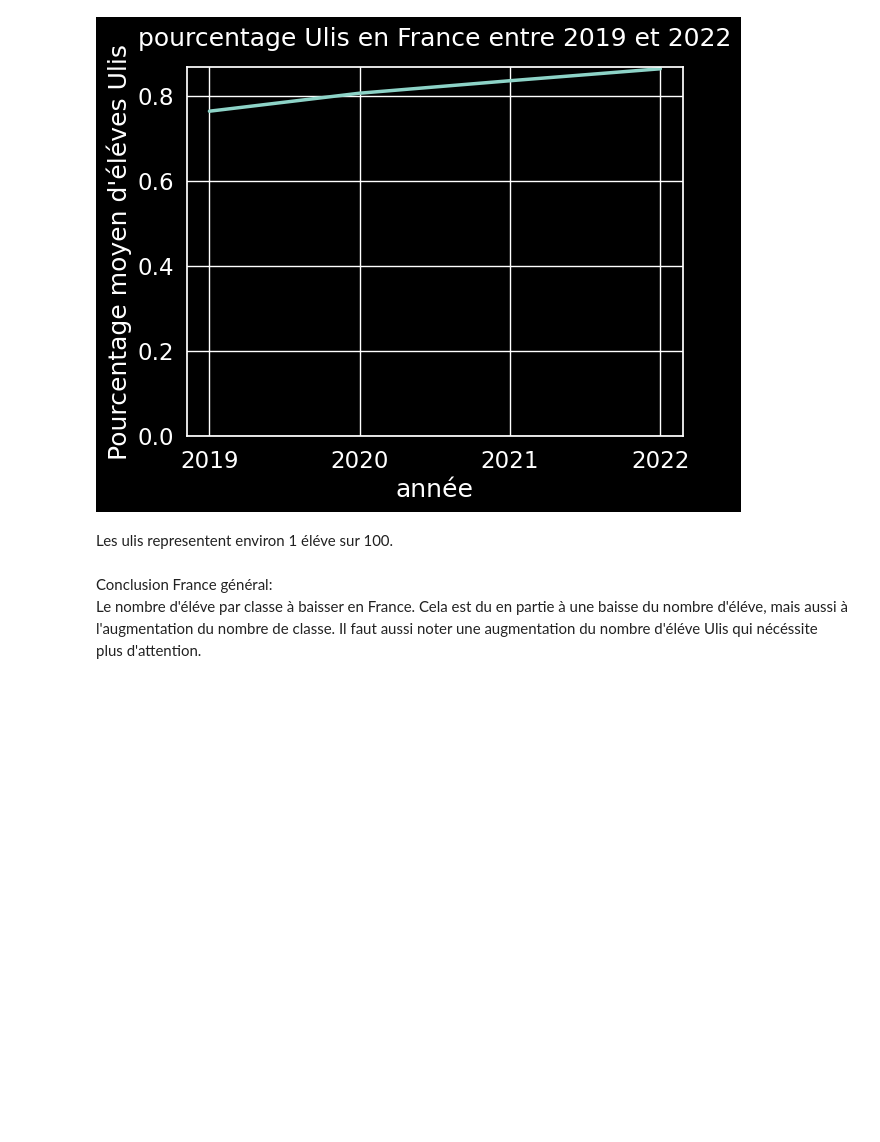
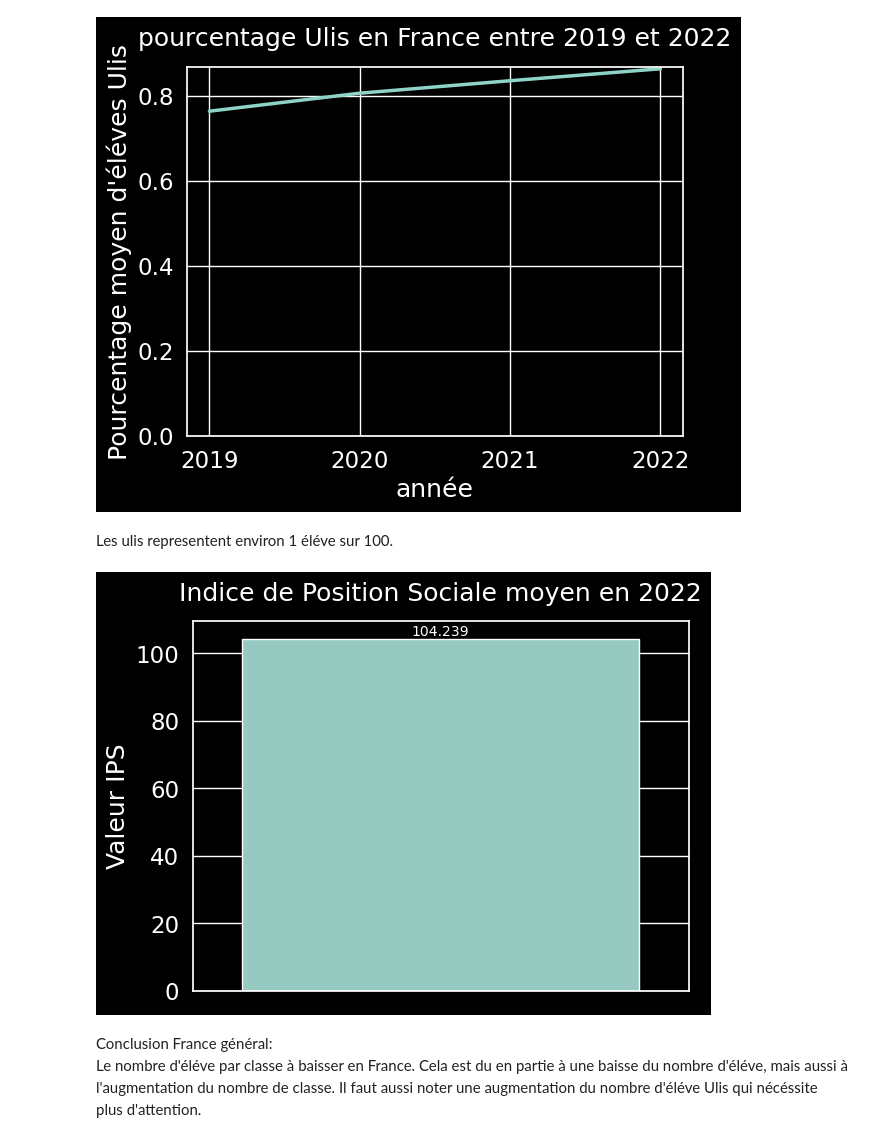
Before and after one commit to barrmath/data_educ, a Jupyter notebook: nettoyage_et_analyse.ipynb, the cells around one changed output. Drawn from its saved outputs; the diff is of its cells as text; code cells hidden in the pictures; blank space fills up the shorter version.

```diff
--- a/nettoyage_et_analyse.ipynb
+++ b/nettoyage_et_analyse.ipynb
@@ -315,6 +322,17 @@ plt.show()
 [figure]
 # %% [markdown]
 Les ulis representent environ 1 éléve sur 100.
+# %%
+
+fig,ax = plt.subplots()
+sns.barplot(data=france_ecole, y="ips",ax=ax,estimator="sum",errorbar=None)
+ax.set_title("Indice de Position Sociale moyen en 2022",pad=15)
+ax.set_ylabel("Valeur IPS")
+ax.bar_label(ax.containers[0], fontsize=10)
+ax.set_ylim(0)
+plt.show()
+# %% [output]
+[figure, added]
 # %% [markdown]
 Conclusion France général: <br>
 Le nombre d'éléve par classe à baisser en France. Cela est du en partie à une baisse du nombre d'éléve, mais aussi à l'augmentation du nombre de classe.
```
Also changed, not shown: parts of 6 cells of this notebook.
